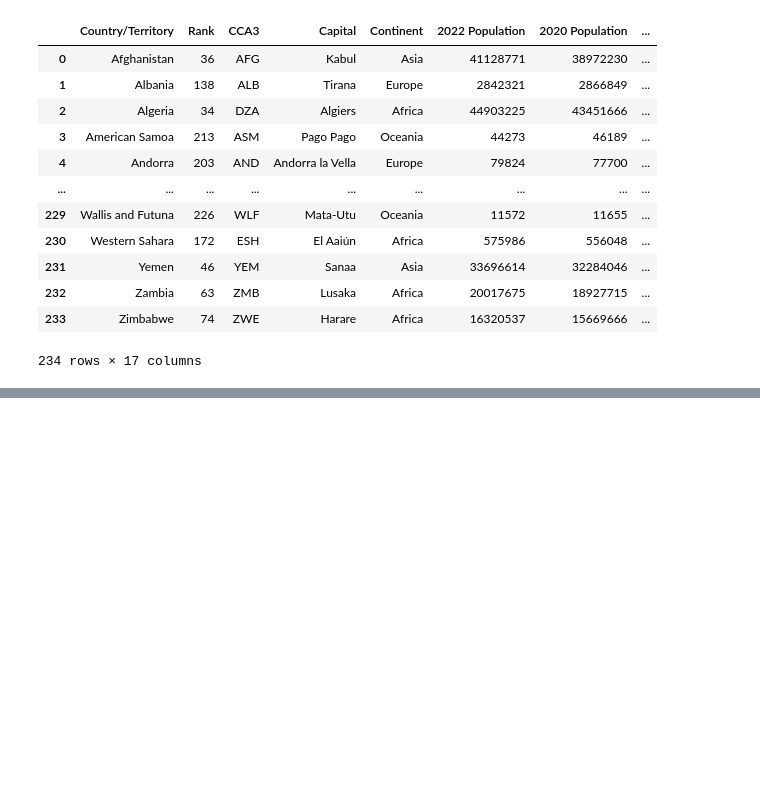
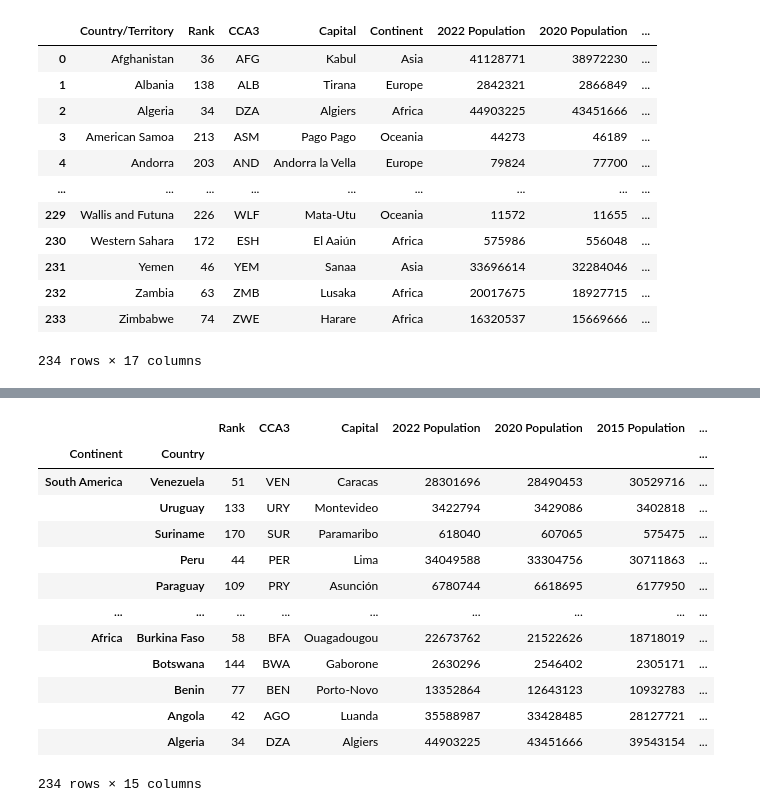
Before and after one commit to xyizko/xo-mathz, a Jupyter notebook: nb/yt-pandas-2.ipynb, the cells around one changed output, grey strips where cells are left out. Drawn from its saved outputs; the diff is of its cells as text; code cells hidden in the pictures; blank space fills up the shorter version.

```diff
--- a/nb/yt-pandas-2.ipynb
+++ b/nb/yt-pandas-2.ipynb
@@ -841,0 +1000,18 @@ po31.set_index('Country/Territory')
+# %%
+# Setting index descending
+po32.sort_index(ascending=False)
+# %% [output]
+|  |  | Rank | CCA3 | Capital | 2022 Population | 2020 Population | 2015 Population | ... |
+| Continent | Country |  |  |  |  |  |  | ... |
+| South America | Venezuela | 51 | VEN | Caracas | 28301696 | 28490453 | 30529716 | ... |
+|  | Uruguay | 133 | URY | Montevideo | 3422794 | 3429086 | 3402818 | ... |
+|  | Suriname | 170 | SUR | Paramaribo | 618040 | 607065 | 575475 | ... |
+|  | Peru | 44 | PER | Lima | 34049588 | 33304756 | 30711863 | ... |
+|  | Paraguay | 109 | PRY | Asunción | 6780744 | 6618695 | 6177950 | ... |
+| ... | ... | ... | ... | ... | ... | ... | ... | ... |
+| Africa | Burkina Faso | 58 | BFA | Ouagadougou | 22673762 | 21522626 | 18718019 | ... |
+|  | Botswana | 144 | BWA | Gaborone | 2630296 | 2546402 | 2305171 | ... |
+|  | Benin | 77 | BEN | Porto-Novo | 13352864 | 12643123 | 10932783 | ... |
+|  | Angola | 42 | AGO | Luanda | 35588987 | 33428485 | 28127721 | ... |
+|  | Algeria | 34 | DZA | Algiers | 44903225 | 43451666 | 39543154 | ... |
+234 rows × 15 columns
```
Also changed, not shown: parts of 13 cells of this notebook.
